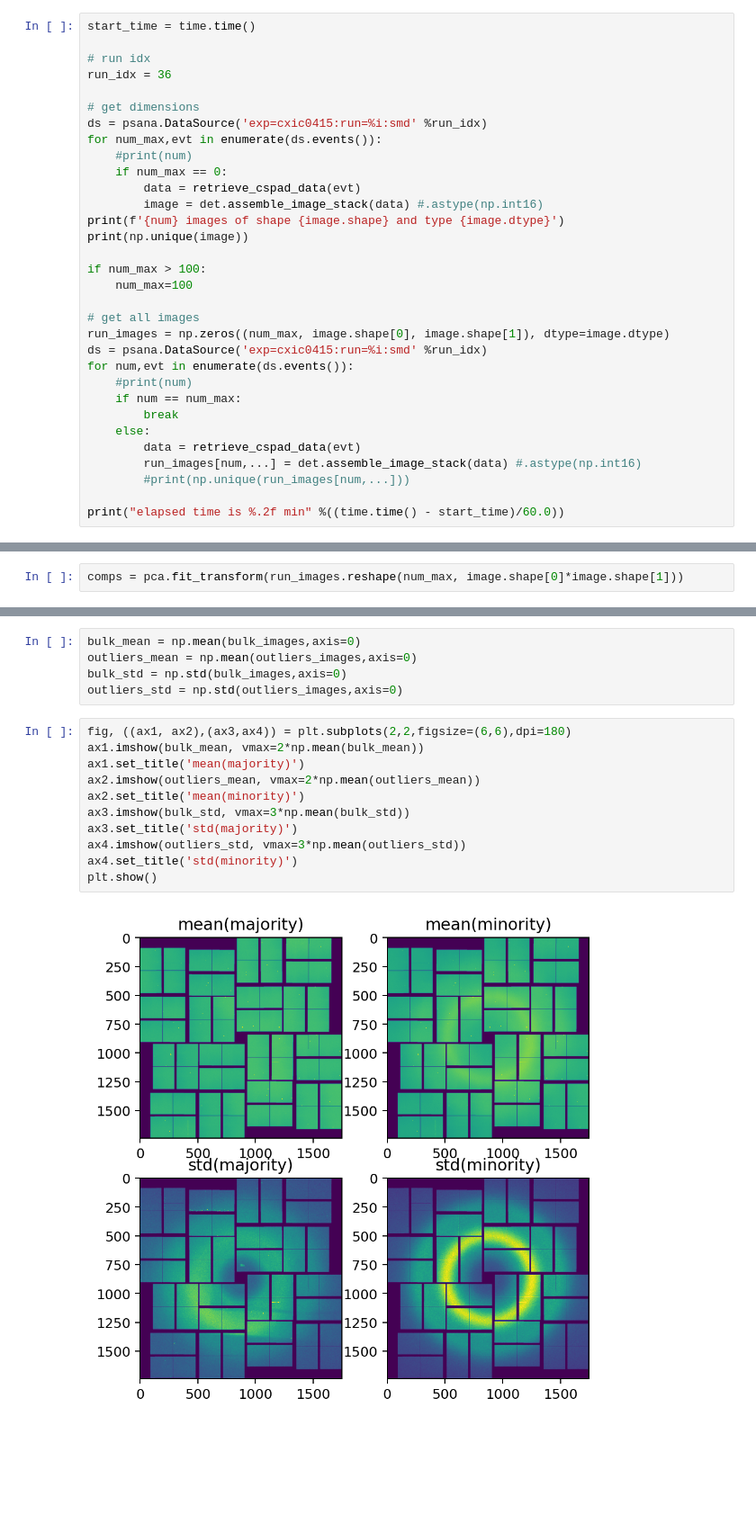
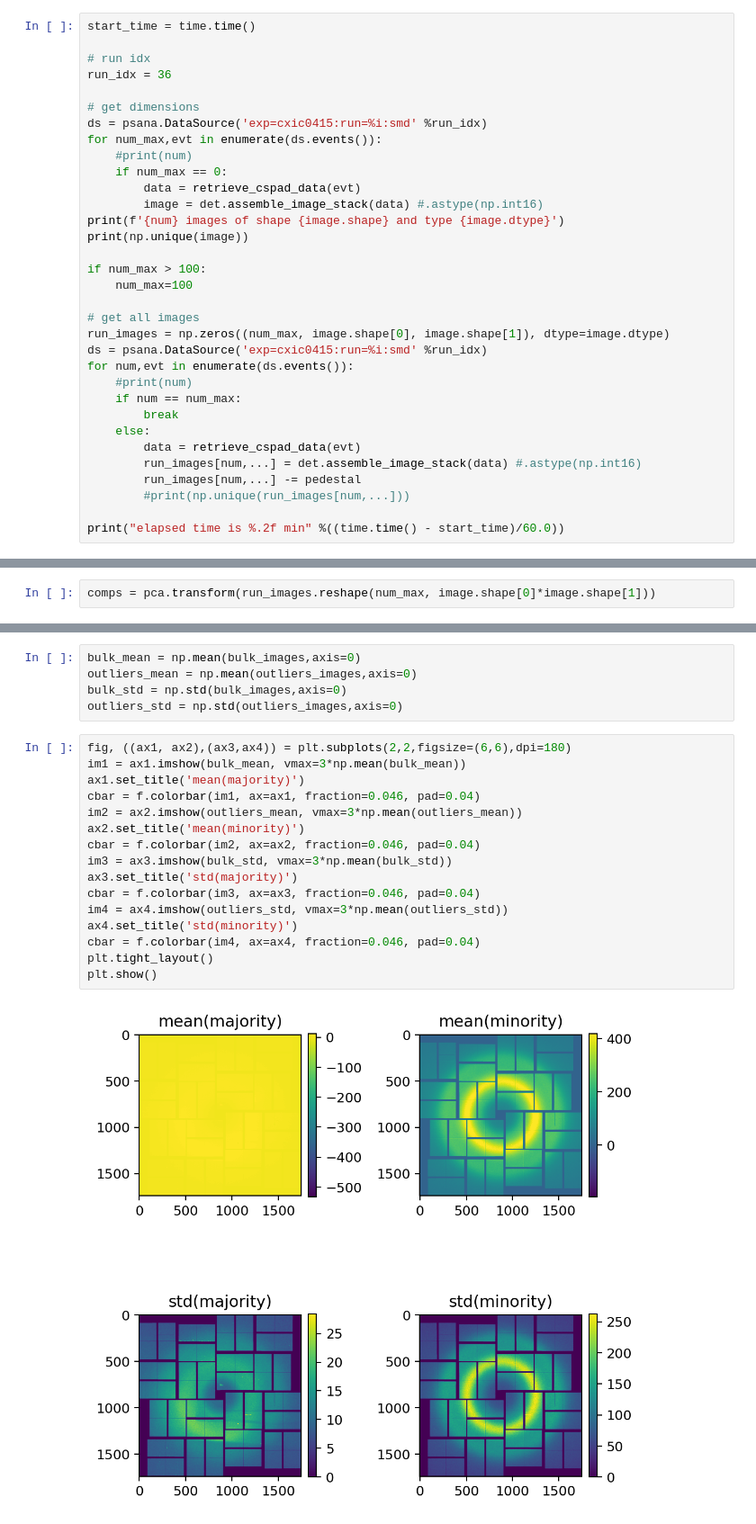
Before and after one commit to fredericpoitevin/lcls-run-digest, a Jupyter notebook: notebooks/WIP.ipynb, the cells around one changed output, grey strips where cells are left out. Shown at 90% size. Saved outputs shown, nothing was run; the diff lists cells and outputs as text; blank space fills up the shorter version.

Commit message:
subtracted pedestal

```diff
--- a/notebooks/WIP.ipynb
+++ b/notebooks/WIP.ipynb
@@ -167,6 +167,7 @@ for num,evt in enumerate(ds.events()):
     else:
         data = retrieve_cspad_data(evt)
         run_images[num,...] = det.assemble_image_stack(data) #.astype(np.int16)
+        run_images[num,...] -= pedestal
         #print(np.unique(run_images[num,...]))
 
 print("elapsed time is %.2f min" %((time.time() - start_time)/60.0))
@@ -188,7 +189,7 @@ plt.show()
 # %% [output]
 [figure]
 # %%
-comps = pca.fit_transform(run_images.reshape(num_max, image.shape[0]*image.shape[1]))
+comps = pca.transform(run_images.reshape(num_max, image.shape[0]*image.shape[1]))
 # %%
 fig = plt.figure()
 plt.title('distribution in PC space')
@@ -230,14 +233,19 @@ bulk_std = np.std(bulk_images,axis=0)
 outliers_std = np.std(outliers_images,axis=0)
 # %%
 fig, ((ax1, ax2),(ax3,ax4)) = plt.subplots(2,2,figsize=(6,6),dpi=180)
-ax1.imshow(bulk_mean, vmax=2*np.mean(bulk_mean))
+im1 = ax1.imshow(bulk_mean, vmax=3*np.mean(bulk_mean))
 ax1.set_title('mean(majority)')
-ax2.imshow(outliers_mean, vmax=2*np.mean(outliers_mean))
+cbar = f.colorbar(im1, ax=ax1, fraction=0.046, pad=0.04)
+im2 = ax2.imshow(outliers_mean, vmax=3*np.mean(outliers_mean))
 ax2.set_title('mean(minority)')
-ax3.imshow(bulk_std, vmax=3*np.mean(bulk_std))
+cbar = f.colorbar(im2, ax=ax2, fraction=0.046, pad=0.04)
+im3 = ax3.imshow(bulk_std, vmax=3*np.mean(bulk_std))
 ax3.set_title('std(majority)')
-ax4.imshow(outliers_std, vmax=3*np.mean(outliers_std))
+cbar = f.colorbar(im3, ax=ax3, fraction=0.046, pad=0.04)
+im4 = ax4.imshow(outliers_std, vmax=3*np.mean(outliers_std))
 ax4.set_title('std(minority)')
+cbar = f.colorbar(im4, ax=ax4, fraction=0.046, pad=0.04)
+plt.tight_layout()
 plt.show()
 # %% [output]
-[figure, old version]
+[figure, new version]
```
Also changed, not shown: parts of 2 cells of this notebook.
